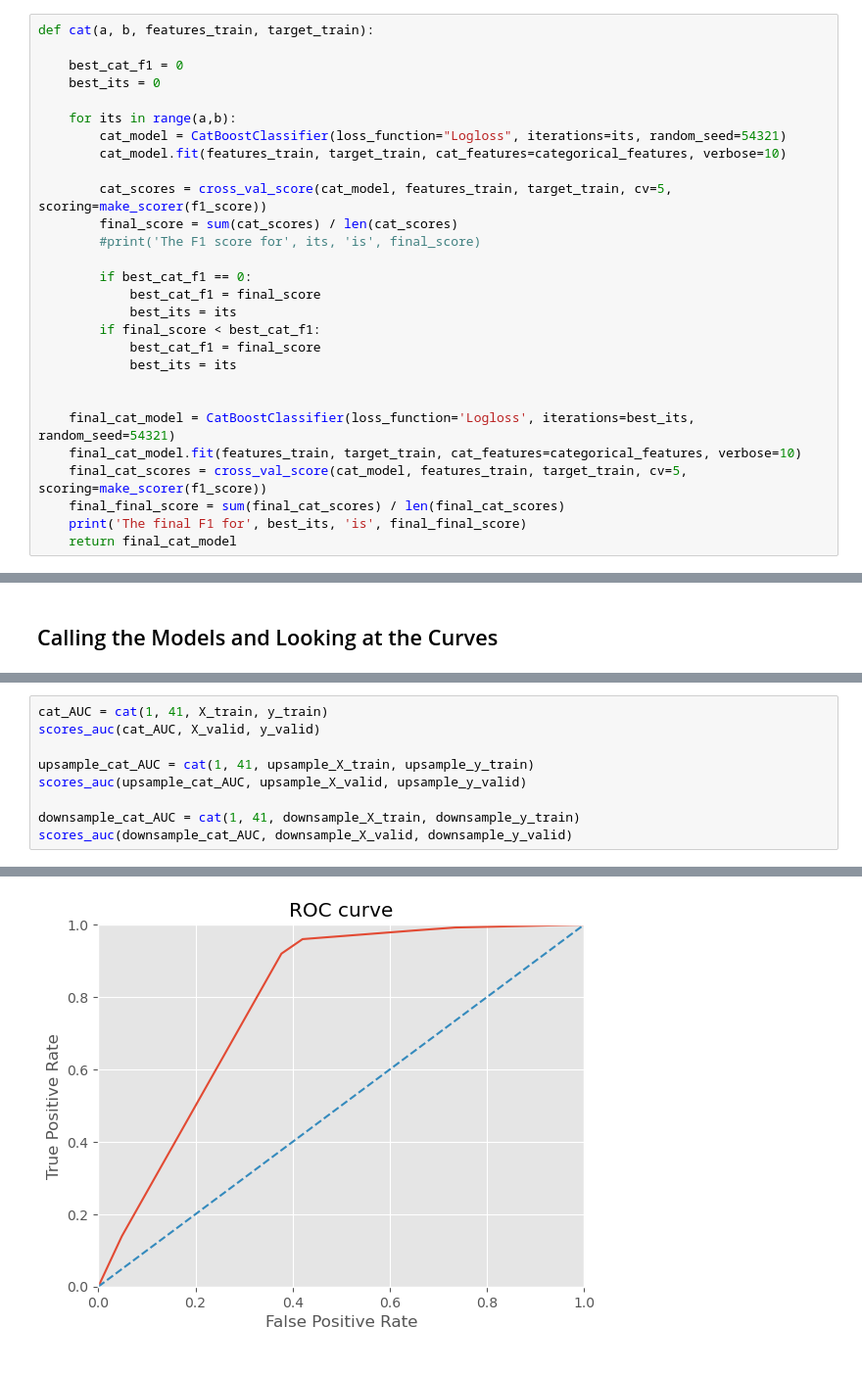
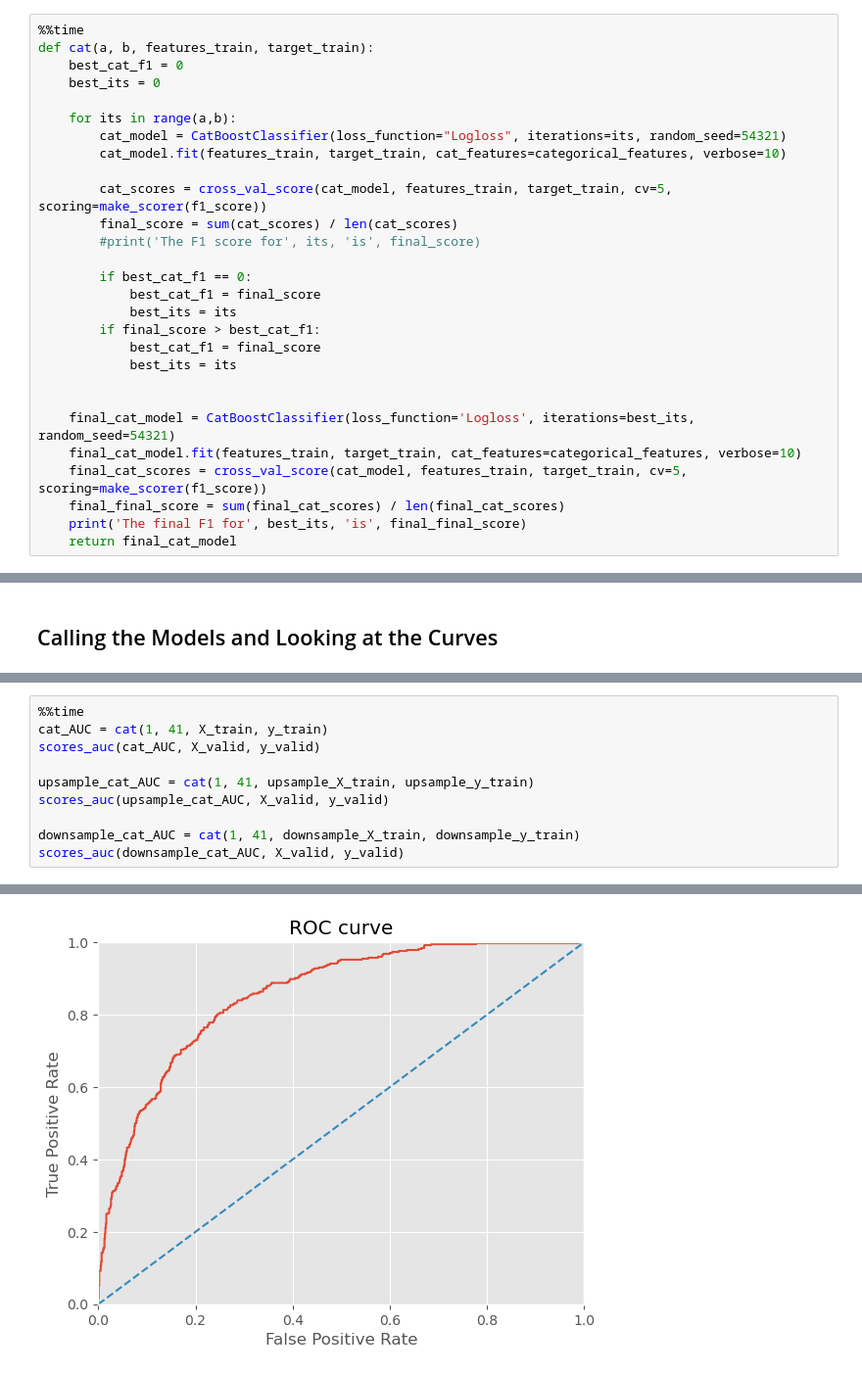
Before and after one commit to LDeYoung17/interconnect, a Jupyter notebook: notebooks/ML_EDA.ipynb, the cells around one changed output, grey strips where cells are left out. Shown at 98% size. Drawn from its saved outputs; the diff is of its cells as text.

```diff
--- a/notebooks/ML_EDA.ipynb
+++ b/notebooks/ML_EDA.ipynb
@@ -982,8 +1184,8 @@ def lgbm(a, b, features_train, target_train):
 # %% [markdown]
 <h3>CatBoost</h3>
 # %%
+%%time
 def cat(a, b, features_train, target_train):
-
     best_cat_f1 = 0
     best_its = 0
 
@@ -998,7 +1200,7 @@ def cat(a, b, features_train, target_train):
         if best_cat_f1 == 0:
             best_cat_f1 = final_score
             best_its = its
-        if final_score < best_cat_f1:
+        if final_score > best_cat_f1:
             best_cat_f1 = final_score
             best_its = its
 
@@ -1129,11 +1359,12 @@ The final F1 for 1 is 0.761786315428358
 # %%
+%%time
 cat_AUC = cat(1, 41, X_train, y_train)
 scores_auc(cat_AUC, X_valid, y_valid)
 
 upsample_cat_AUC = cat(1, 41, upsample_X_train, upsample_y_train)
-scores_auc(upsample_cat_AUC, upsample_X_valid, upsample_y_valid)
+scores_auc(upsample_cat_AUC, X_valid, y_valid)
 
 downsample_cat_AUC = cat(1, 41, downsample_X_train, downsample_y_train)
-scores_auc(downsample_cat_AUC, downsample_X_valid, downsample_y_valid)
+scores_auc(downsample_cat_AUC, X_valid, y_valid)
 # %% [output]
 Learning rate set to 0.5
@@ -1192 +1423 @@ The final F1 for 1 is 0.8365840138628095
-[figure, old version]
+[figure, new version]
```
Also changed, not shown: parts of 123 cells of this notebook.
